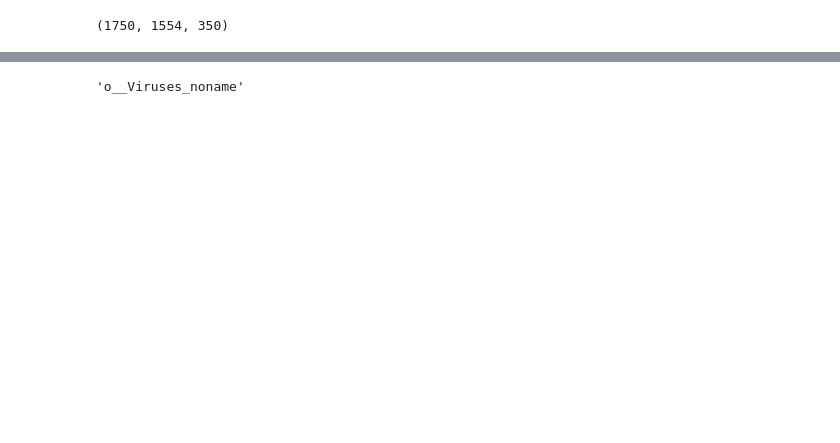
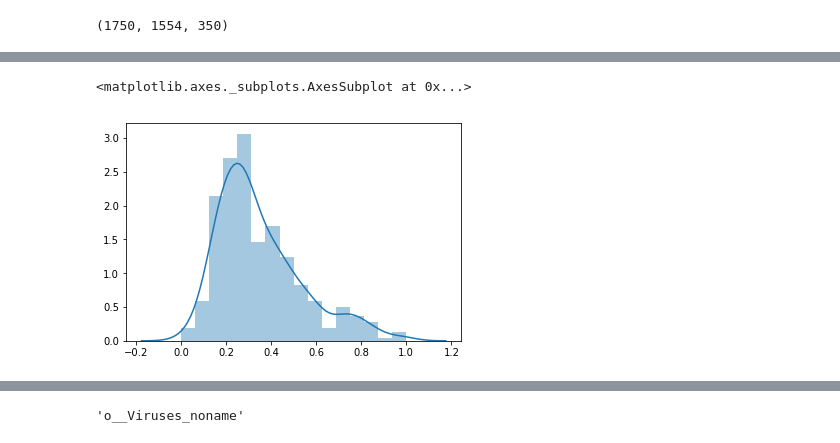
Before and after one commit to mortonjt/lung-cancer-network, a Jupyter notebook: notebooks/microbe-gene-network.ipynb, the cells around one changed output, grey strips where cells are left out. Cells and saved outputs as stored; diff of their text form; code cells hidden in the pictures; blank space fills up the shorter version.

```diff
--- a/notebooks/microbe-gene-network.ipynb
+++ b/notebooks/microbe-gene-network.ipynb
@@ -60,3 +97,13 @@ ew = "rank"
+# %%
+fontmin = 8
+fontmax = 30
+
+fontsize = norm_microbe_abundance * (fontmax - fontmin) + fontmin
+
+sns.distplot(norm_microbe_abundance)
+# %% [output]
+<matplotlib.axes._subplots.AxesSubplot at 0x...>
+[figure, added]
 # %%
 # scrub edges, because of R ...
 edges['src'] = edges.src.apply(lambda x: int(x.replace('\"', '')))
```
Also changed, not shown: parts of 36 cells of this notebook, 5 other files.
